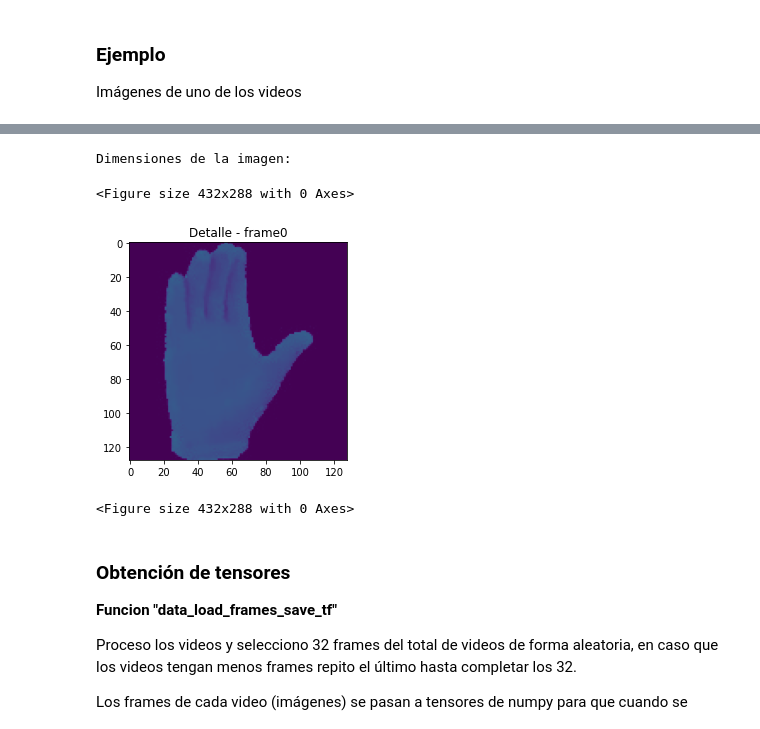
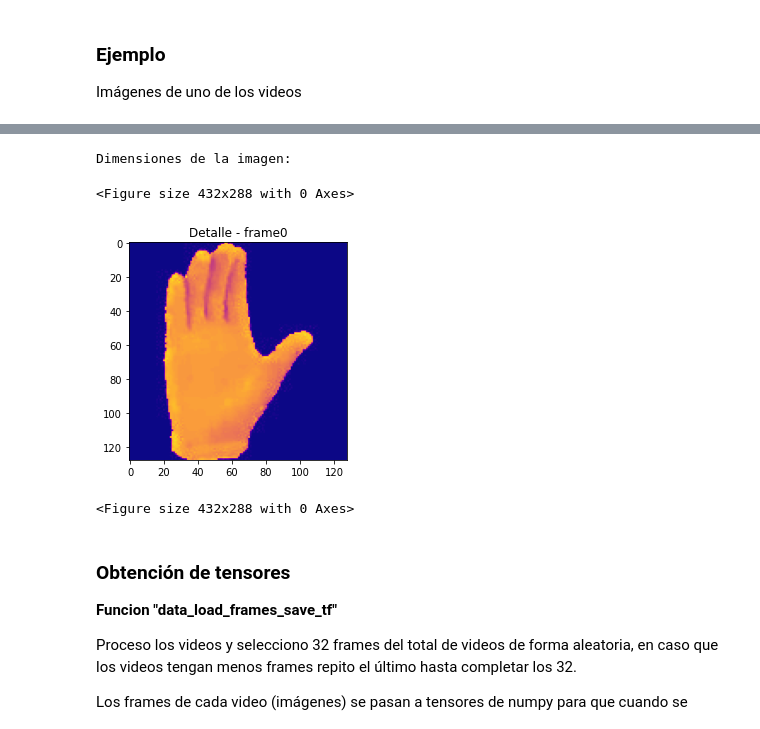
Before and after one commit to ffelicioni/conv3d_video, a Jupyter notebook: clasificar_hands.ipynb, the cells around one changed output, grey strips where cells are left out. Cells and saved outputs as stored; diff of their text form; code cells hidden in the pictures.

Commit message:
feature_imagenes

```diff
--- a/clasificar_hands.ipynb
+++ b/clasificar_hands.ipynb
@@ -281,15 +219,15 @@ FileNotFoundError: ignored
 # %%
 imagen0=(io.imread("/content/train_data/001_001_001_right/frame0.jpg")/255.0).astype('float32')
 plt.imshow(imagen0)
 
 print("Dimensiones de la imagen:")
-plt.imshow(imagen0,vmin=0,vmax=1)
+plt.imshow(imagen0,cmap='plasma')#vmin=0,vmax=1)
 plt.title("Detalle - frame0")
 plt.figure()
 # %% [output]
 Dimensiones de la imagen:
 <Figure size 432x288 with 0 Axes>
-[figure, old version]
+[figure, new version]
 <Figure size 432x288 with 0 Axes>
 # %% [markdown]
 ### Obtención de tensores
```
Also changed, not shown: parts of 18 cells of this notebook.
